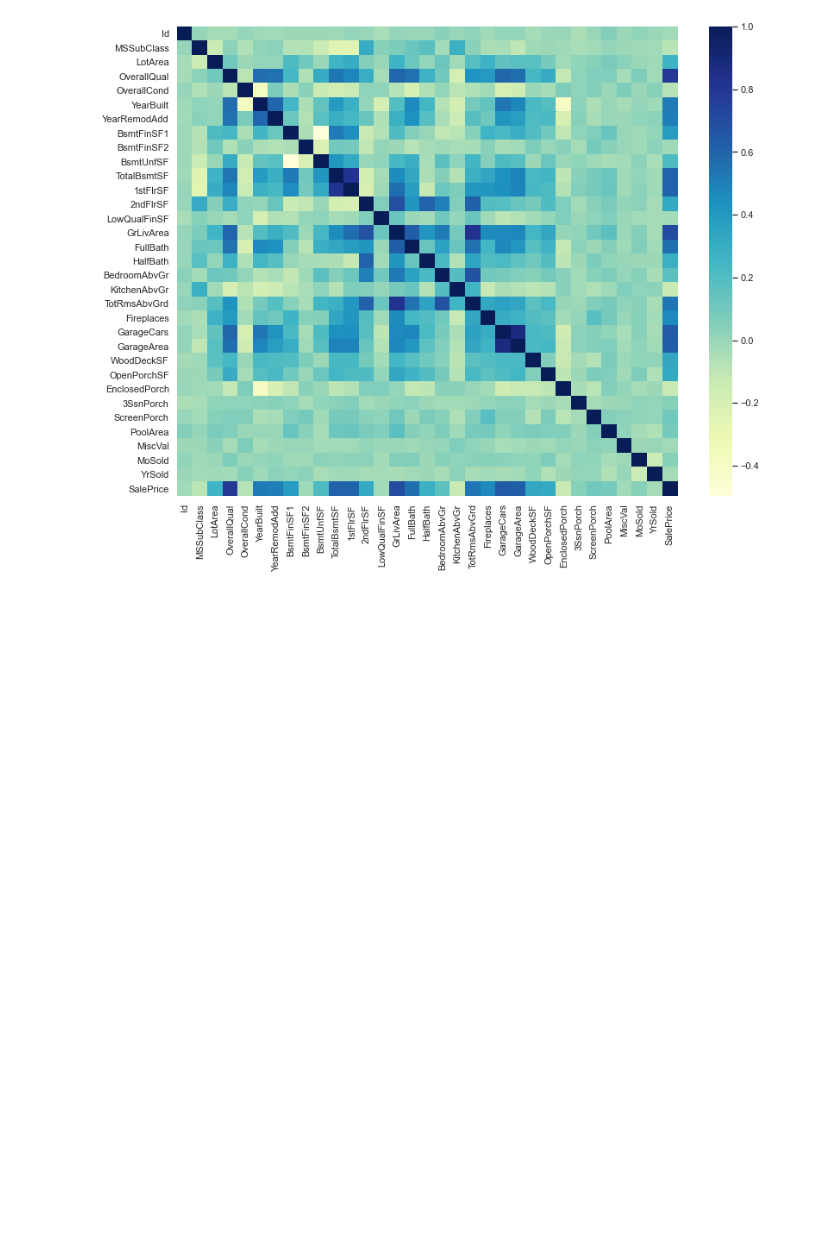
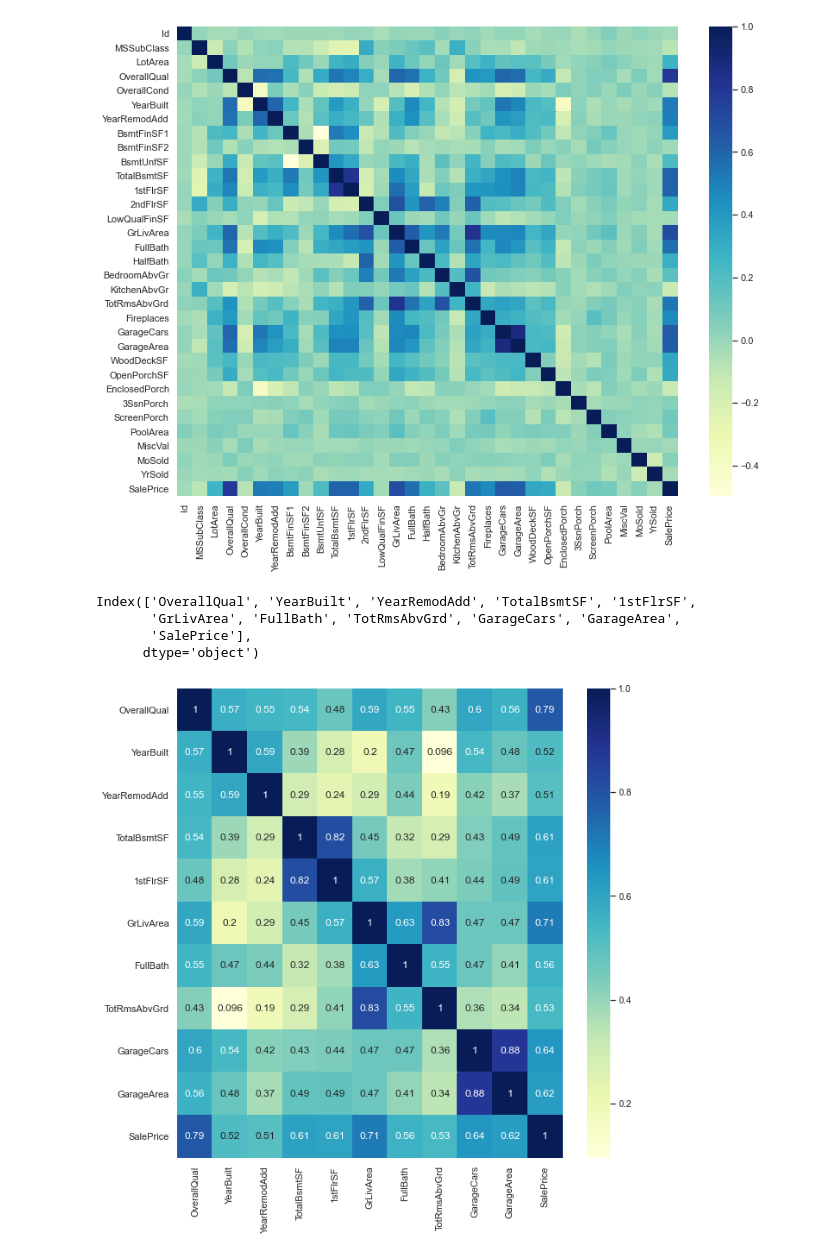
Before and after one commit to mandy728/house_price_prediction, a Jupyter notebook: EDA.ipynb, the cells around one changed output. Saved outputs shown, nothing was run; the diff lists cells and outputs as text; code cells hidden in the pictures; blank space fills up the shorter version.

```diff
--- a/EDA.ipynb
+++ b/EDA.ipynb
@@ -293,3 +323,17 @@ plt.show()
 # YlGnBu
 # %% [output]
 [figure]
+# %%
+corrmat = train.corr()
+top_features = corrmat.index[abs(corrmat['SalePrice'])>0.5]
+plt.figure(figsize=(10,10))
+sns.heatmap(train[top_features].corr(),annot = True,cmap="YlGnBu");
+top_features
+
+# selected_features =
+# %% [output]
+Index(['OverallQual', 'YearBuilt', 'YearRemodAdd', 'TotalBsmtSF', '1stFlrSF',
+       'GrLivArea', 'FullBath', 'TotRmsAbvGrd', 'GarageCars', 'GarageArea',
+       'SalePrice'],
+      dtype='object')
+[figure, added]
```
Also changed, not shown: parts of 23 cells of this notebook.
